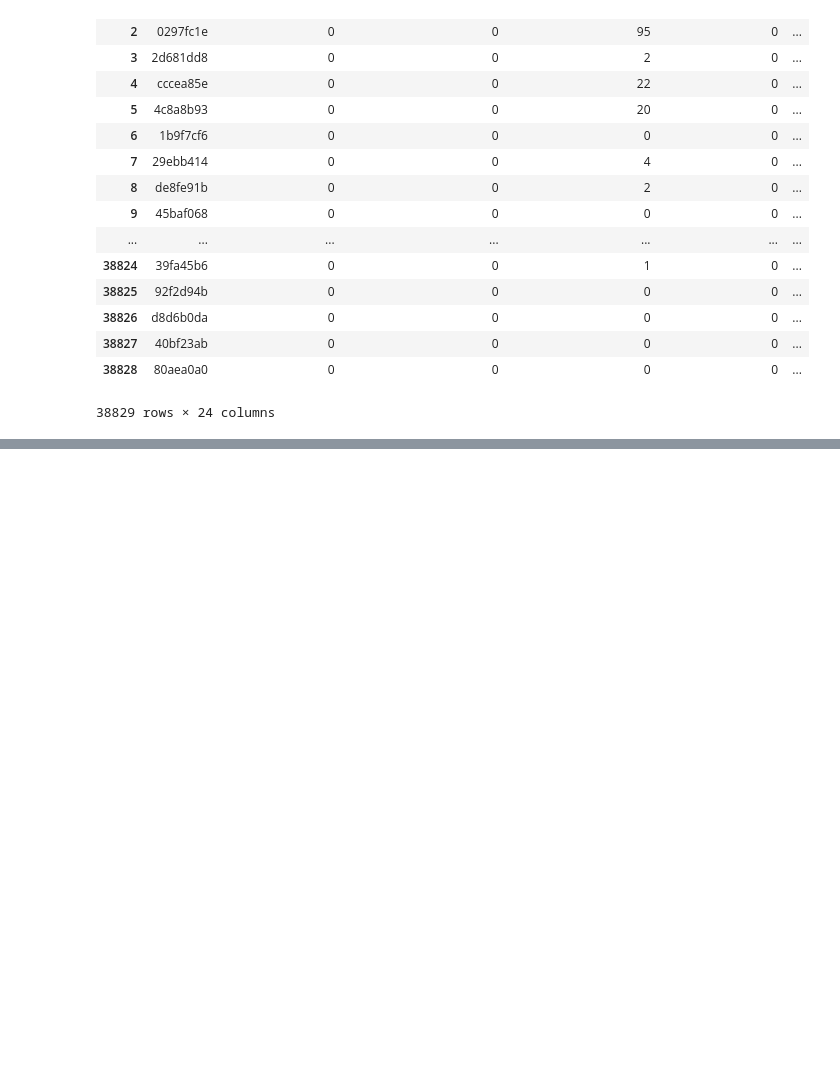
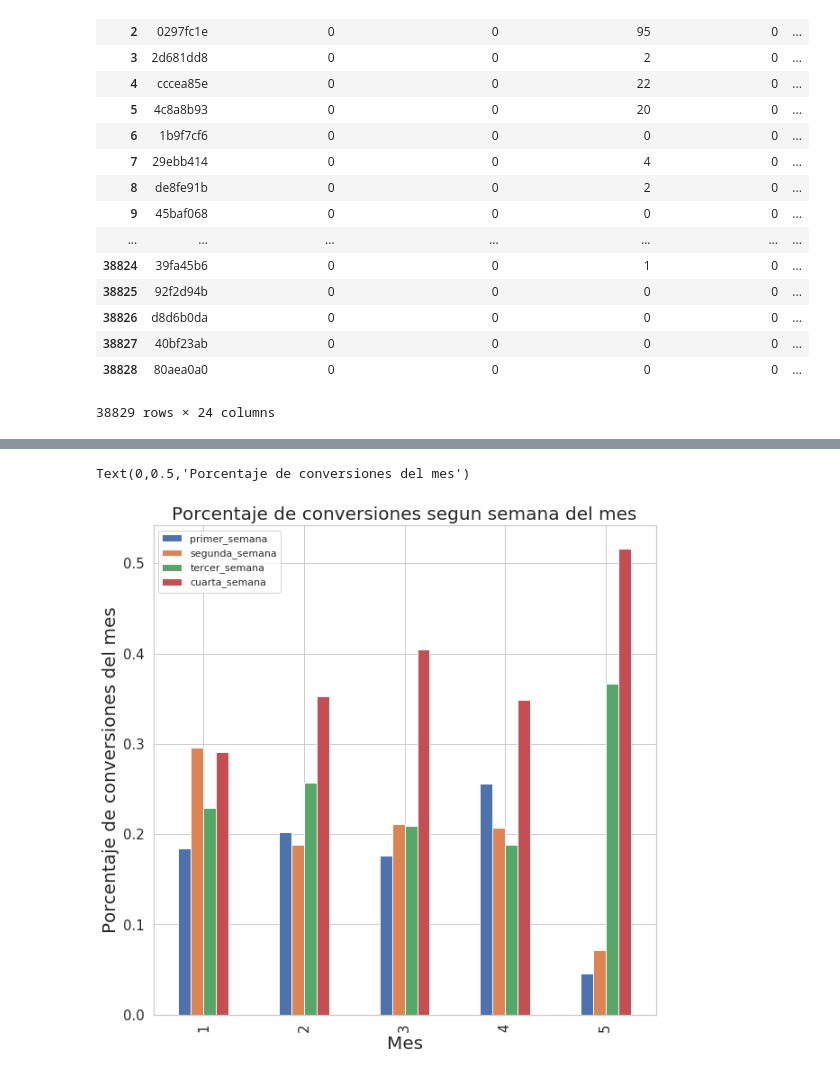
Before and after one commit to gabyrobles93/7506-TP2-MachineLearning, a Jupyter notebook: notebooks/ariel_feature_eng.ipynb, the cells around one changed output, grey strips where cells are left out. Drawn from its saved outputs; the diff is of its cells as text; code cells hidden in the pictures; blank space fills up the shorter version.

Commit message:
Agrego semana del mes moda segun la cant de eventos

```diff
--- a/notebooks/ariel_feature_eng.ipynb
+++ b/notebooks/ariel_feature_eng.ipynb
@@ -391,0 +416,6 @@ user_features4
+# %%
+eventos['month_week'] = 0
+eventos.loc[(eventos.month_day <= 7), 'month_week'] = 1
+eventos.loc[((eventos.month_day > 7) & (eventos.month_day <= 14)), 'month_week'] = 2
+eventos.loc[((eventos.month_day > 14) & (eventos.month_day <= 21)), 'month_week'] = 3
+eventos.loc[((eventos.month_day > 21) & (eventos.month_day <= 31)), 'month_week'] = 4
@@ -391,0 +441,20 @@ user_features4
+# %%
+conversiones = eventos.loc[(eventos.event == 'conversion'), ['event', 'month', 'month_week']]
+conversiones['primer_semana'] = (conversiones.month_week == 1).astype(int)
+conversiones['segunda_semana'] = (conversiones.month_week == 2).astype(int)
+conversiones['tercer_semana'] = (conversiones.month_week == 3).astype(int)
+conversiones['cuarta_semana'] = (conversiones.month_week == 4).astype(int)
+conversiones_por_mes = conversiones.groupby('month').agg({
+    'primer_semana': 'sum',
+    'segunda_semana': 'sum',
+    'tercer_semana': 'sum',
+    'cuarta_semana': 'sum',
+    'month_week': 'size'
+})
+
+# Normalizamos para tener porcentajes
+conversiones_por_mes.primer_semana = (conversiones_por_mes.primer_semana / conversiones_por_mes.month_week)
+conversiones_por_mes.segunda_semana = (conversiones_por_mes.segunda_semana / conversiones_por_mes.month_week)
+conversiones_por_mes.tercer_semana = (conversiones_por_mes.tercer_semana / conversiones_por_mes.month_week)
+conversiones_por_mes.cuarta_semana = (conversiones_por_mes.cuarta_semana / conversiones_por_mes.month_week)
+conversiones_por_mes.head()
@@ -391,0 +471,4 @@ user_features4
+# %%
+# Primero reordeno las columnas para que el plot este ordenado
+conversiones_por_mes = conversiones_por_mes[['primer_semana', 'segunda_semana', 'tercer_semana', 'cuarta_semana', 'month_week']]
+conversiones_por_mes.head()
@@ -391,0 +483,12 @@ user_features4
+# %%
+conversiones_por_semana_del_mes = conversiones_por_mes.drop(['month_week'], axis=1)
+plot = conversiones_por_semana_del_mes.plot.bar(
+    figsize=(10, 10),
+    fontsize=15,
+)
+plot.set_title("Porcentaje de conversiones segun semana del mes", fontsize=20)
+plot.set_xlabel("Mes", fontsize=20)
+plot.set_ylabel("Porcentaje de conversiones del mes", fontsize=20)
+# %% [output]
+Text(0,0.5,'Porcentaje de conversiones del mes')
+[figure, added]
```
Also changed, not shown: parts of 19 cells of this notebook.
